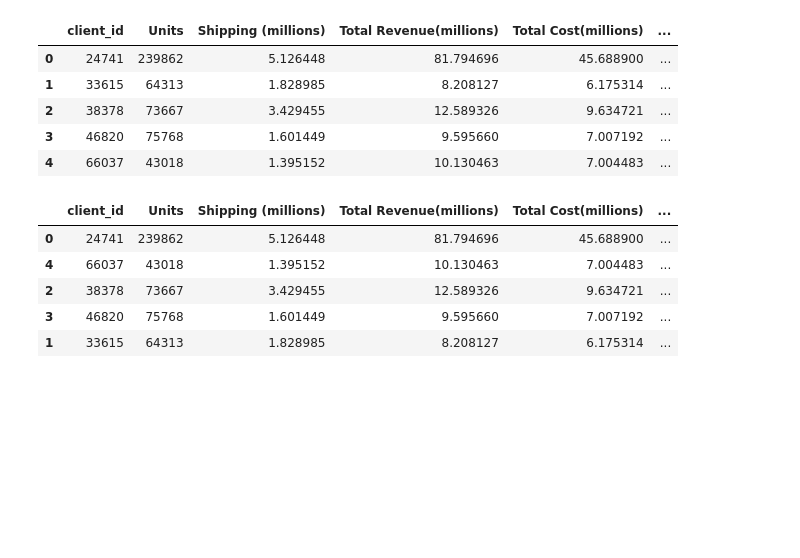
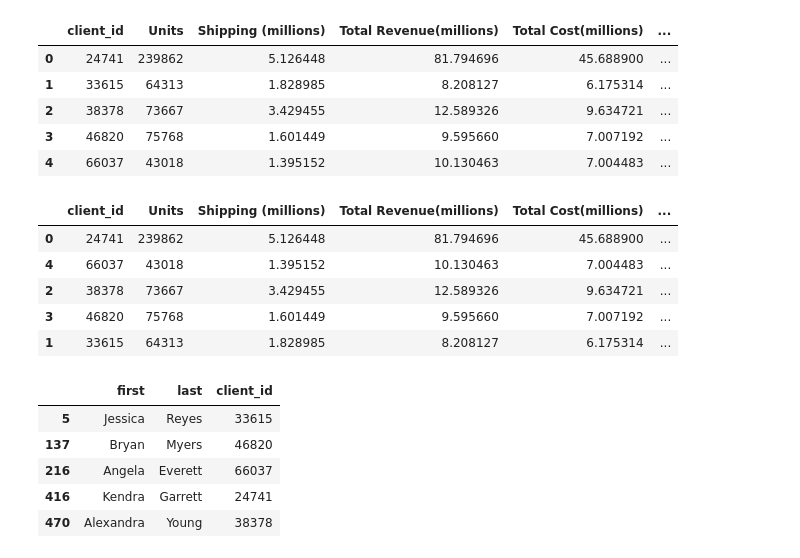
Before and after one commit to godzown82/pandas-challenge-1, a Jupyter notebook: wholesale_data_analysis_starter_code.ipynb, the cells around one changed output. Saved outputs shown, nothing was run; the diff lists cells and outputs as text; code cells hidden in the pictures; blank space fills up the shorter version.

```diff
--- a/wholesale_data_analysis_starter_code.ipynb
+++ b/wholesale_data_analysis_starter_code.ipynb
@@ -286,3 +286,17 @@ sorted_df
 | 2 | 38378 | 73667 | 3.429455 | 12.589326 | 9.634721 | ... |
 | 3 | 46820 | 75768 | 1.601449 | 9.595660 | 7.007192 | ... |
 | 1 | 33615 | 64313 | 1.828985 | 8.208127 | 6.175314 | ... |
+# %%
+#get the customer names for the top five customers
+columns_list = ['first','last','client_id']
+customer_names = df[df['client_id'].isin(top_five_list)]
+customer_names = customer_names.drop_duplicates(subset=['client_id'])
+customer_names = customer_names.loc[:,columns_list]
+customer_names
+# %% [output]
+|  | first | last | client_id |
+| 5 | Jessica | Reyes | 33615 |
+| 137 | Bryan | Myers | 46820 |
+| 216 | Angela | Everett | 66037 |
+| 416 | Kendra | Garrett | 24741 |
+| 470 | Alexandra | Young | 38378 |
```
Also changed, not shown: 1 other file.
